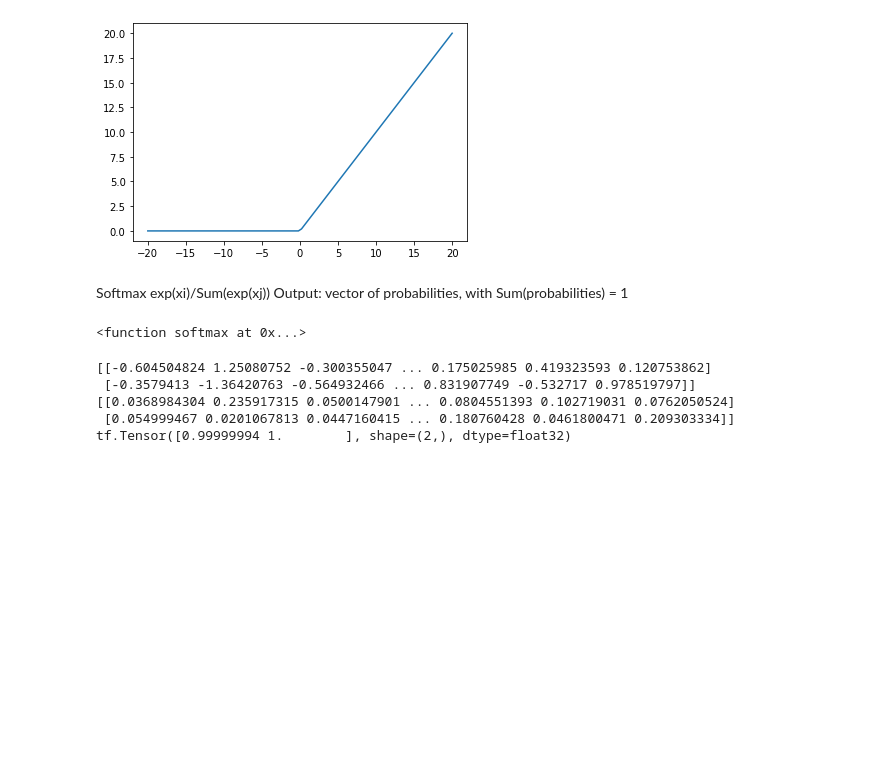
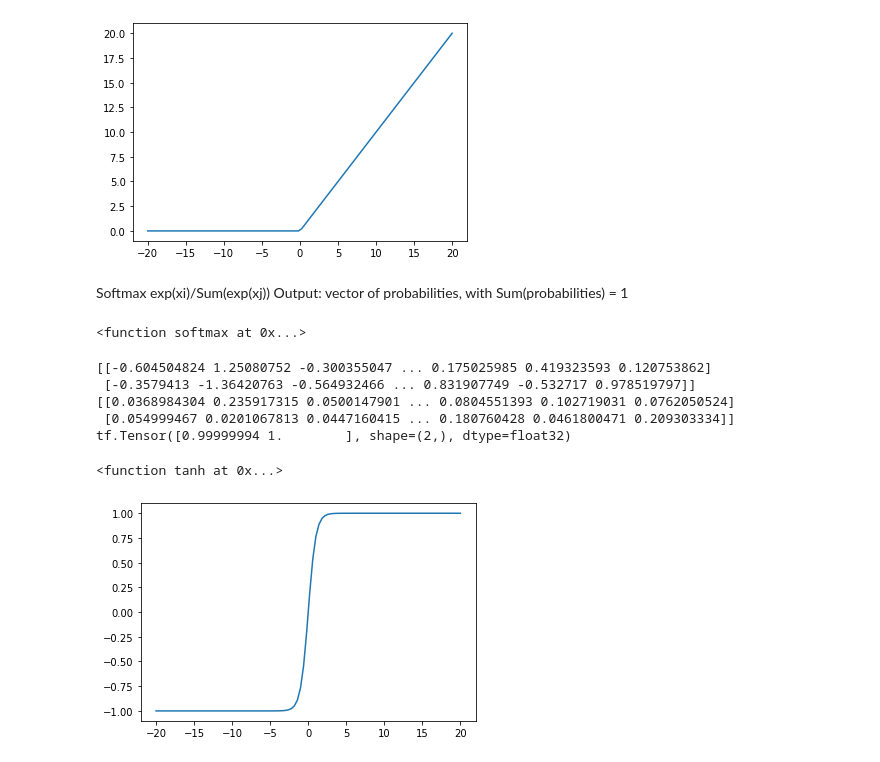
Before and after one commit to lmannou/dl, a Jupyter notebook: general/TestActivations.ipynb, the cells around one changed output. Cells and saved outputs as stored; diff of their text form; code cells hidden in the pictures; blank space fills up the shorter version.

```diff
--- a/general/TestActivations.ipynb
+++ b/general/TestActivations.ipynb
@@ -67,3 +67,15 @@ print(tf.reduce_sum(y, 1))
 [[0.0368984304 0.235917315 0.0500147901 ... 0.0804551393 0.102719031 0.0762050524]
  [0.054999467 0.0201067813 0.0447160415 ... 0.180760428 0.0461800471 0.209303334]]
 tf.Tensor([0.99999994 1.        ], shape=(2,), dtype=float32)
+# %%
+tanh = keras.activations.tanh
+tf.print(tanh)
+# %% [output]
+<function tanh at 0x...>
+# %%
+x = np.linspace(start = -20, stop = 20, num = 100) # 100 linearly spaced numbers
+y = tanh(x)
+plt.plot(x, y)
+plt.show()
+# %% [output]
+[figure, added]
```
Also changed, not shown: 19 other files.
